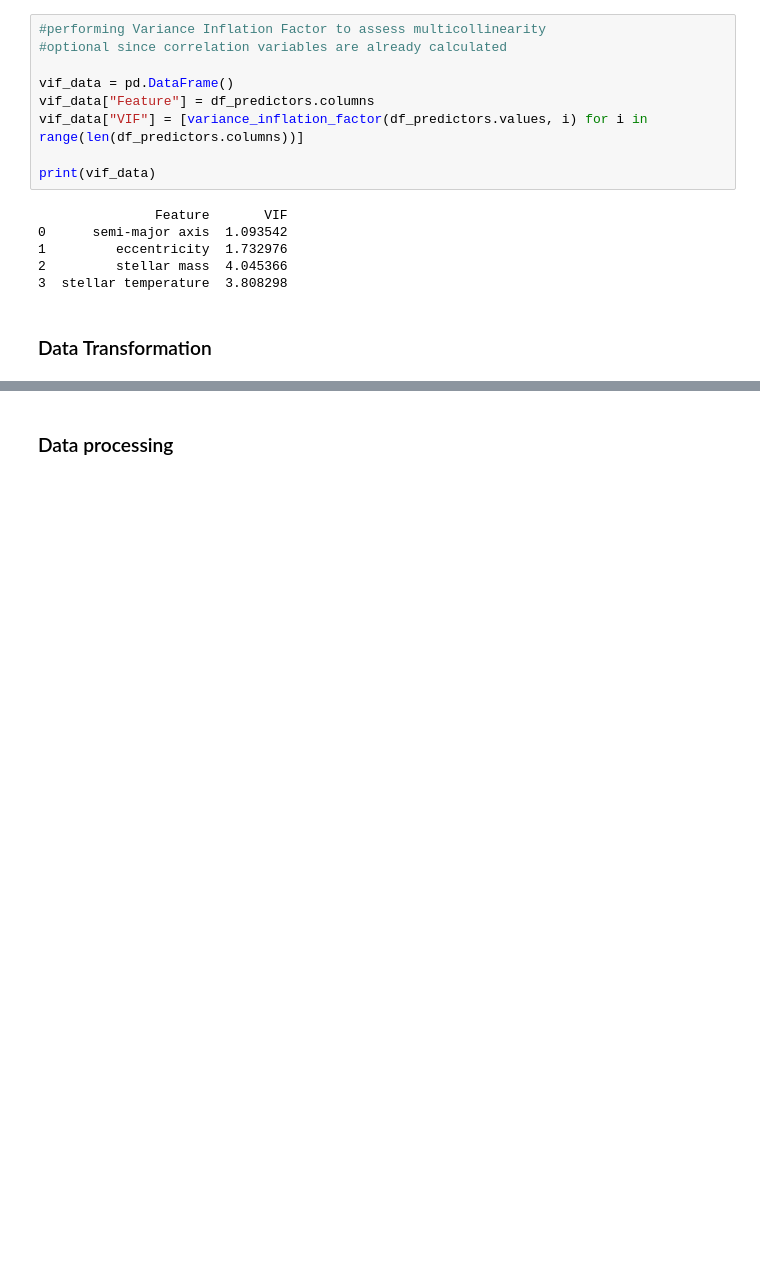
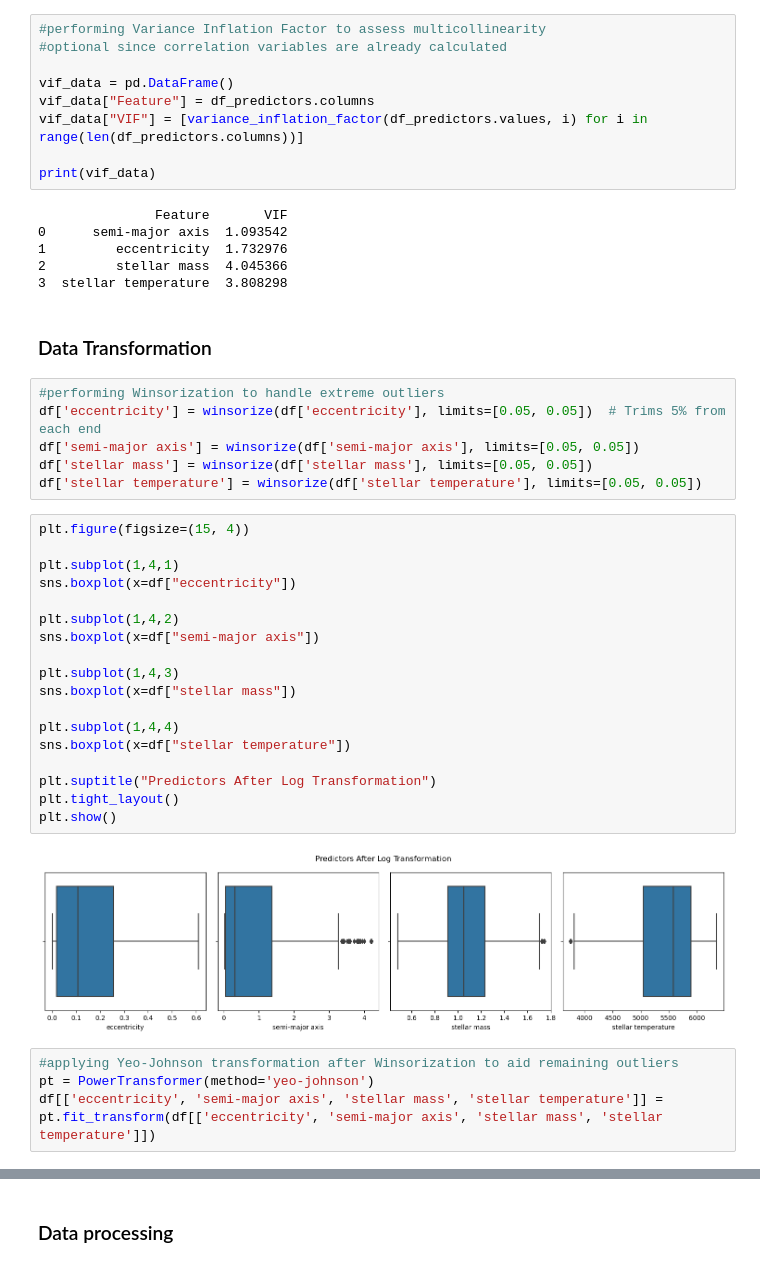
Before and after one commit to Sunnyshio/Predictive-Classification-of-Exoplanetary-Orbital-Periods, a Jupyter notebook: classification of exoplanetary orbital periods.ipynb, the cells around one changed output, grey strips where cells are left out. Drawn from its saved outputs; the diff is of its cells as text; blank space fills up the shorter version.

Commit message:
performed Winsorization and Yeo-Johnson Transformation to handle outliers in the dataset

```diff
--- a/classification of exoplanetary orbital periods.ipynb
+++ b/classification of exoplanetary orbital periods.ipynb
@@ -146,3 +148,33 @@ print(vif_data)
 3  stellar temperature  3.808298
 # %% [markdown]
 ### Data Transformation
+# %%
+#performing Winsorization to handle extreme outliers
+df['eccentricity'] = winsorize(df['eccentricity'], limits=[0.05, 0.05])  # Trims 5% from each end
+df['semi-major axis'] = winsorize(df['semi-major axis'], limits=[0.05, 0.05])
+df['stellar mass'] = winsorize(df['stellar mass'], limits=[0.05, 0.05])
+df['stellar temperature'] = winsorize(df['stellar temperature'], limits=[0.05, 0.05])
+# %%
+plt.figure(figsize=(15, 4))
+
+plt.subplot(1,4,1)
+sns.boxplot(x=df["eccentricity"])
+
+plt.subplot(1,4,2)
+sns.boxplot(x=df["semi-major axis"])
+
+plt.subplot(1,4,3)
+sns.boxplot(x=df["stellar mass"])
+
+plt.subplot(1,4,4)
+sns.boxplot(x=df["stellar temperature"])
+
+plt.suptitle("Predictors After Log Transformation")
+plt.tight_layout()
+plt.show()
+# %% [output]
+[figure, added]
+# %%
+#applying Yeo-Johnson transformation after Winsorization to aid remaining outliers
+pt = PowerTransformer(method='yeo-johnson')
+df[['eccentricity', 'semi-major axis', 'stellar mass', 'stellar temperature']] = pt.fit_transform(df[['eccentricity', 'semi-major axis', 'stellar mass', 'stellar temperature']])
```
Also changed, not shown: parts of 7 cells of this notebook.
